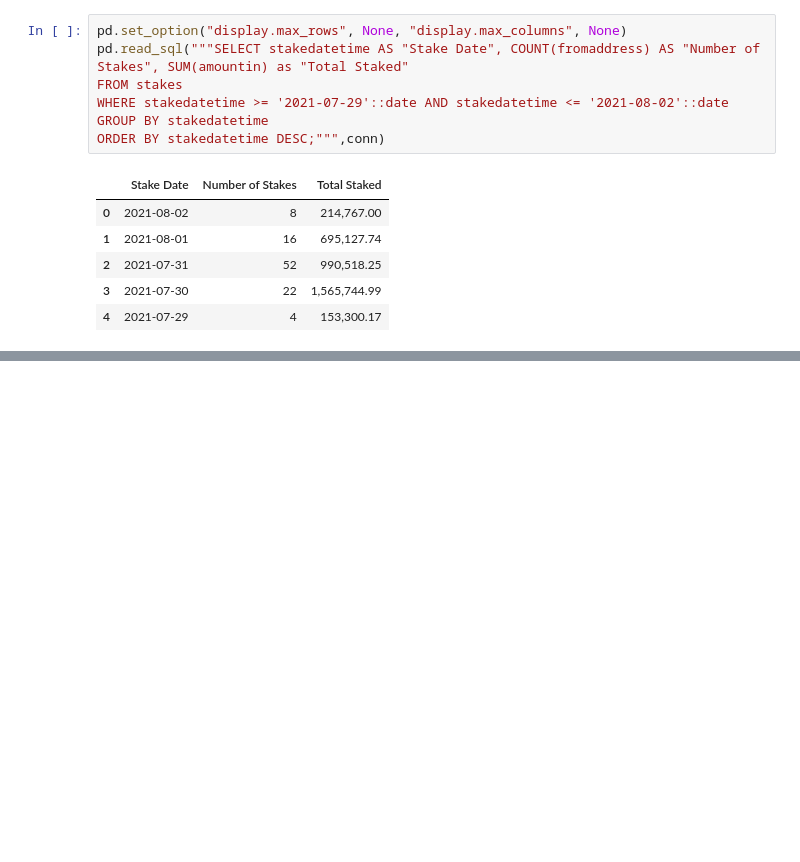
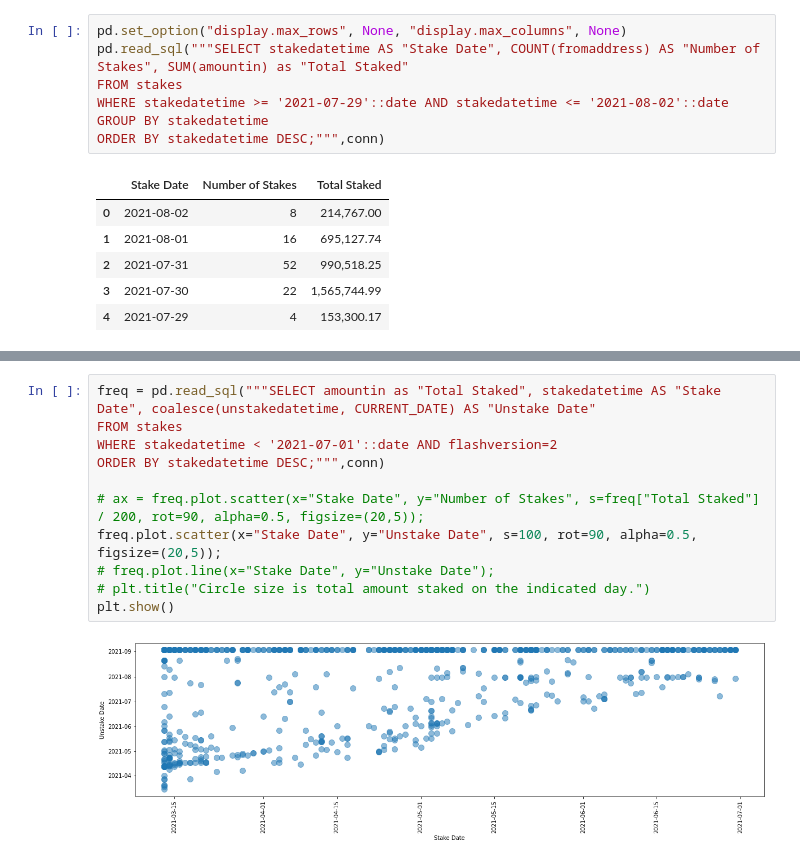
Before and after one commit to seanbhart/flashV2-analysis, a Jupyter notebook: FlashV2_AnalysisSQL.ipynb, the cells around one changed output, grey strips where cells are left out. Drawn from its saved outputs; the diff is of its cells as text; blank space fills up the shorter version.

```diff
--- a/FlashV2_AnalysisSQL.ipynb
+++ b/FlashV2_AnalysisSQL.ipynb
@@ -307,0 +361,13 @@ ORDER BY "Total Staked" DESC;""",conn)
+# %%
+freq = pd.read_sql("""SELECT amountin as "Total Staked", stakedatetime AS "Stake Date", coalesce(unstakedatetime, CURRENT_DATE) AS "Unstake Date"
+FROM stakes
+WHERE stakedatetime < '2021-07-01'::date AND flashversion=2
+ORDER BY stakedatetime DESC;""",conn)
+
+# ax = freq.plot.scatter(x="Stake Date", y="Number of Stakes", s=freq["Total Staked"] / 200, rot=90, alpha=0.5, figsize=(20,5));
+freq.plot.scatter(x="Stake Date", y="Unstake Date", s=100, rot=90, alpha=0.5, figsize=(20,5));
+# freq.plot.line(x="Stake Date", y="Unstake Date");
+# plt.title("Circle size is total amount staked on the indicated day.")
+plt.show()
+# %% [output]
+[figure, added]
```
Also changed, not shown: parts of 7 cells of this notebook, 5 other files.
